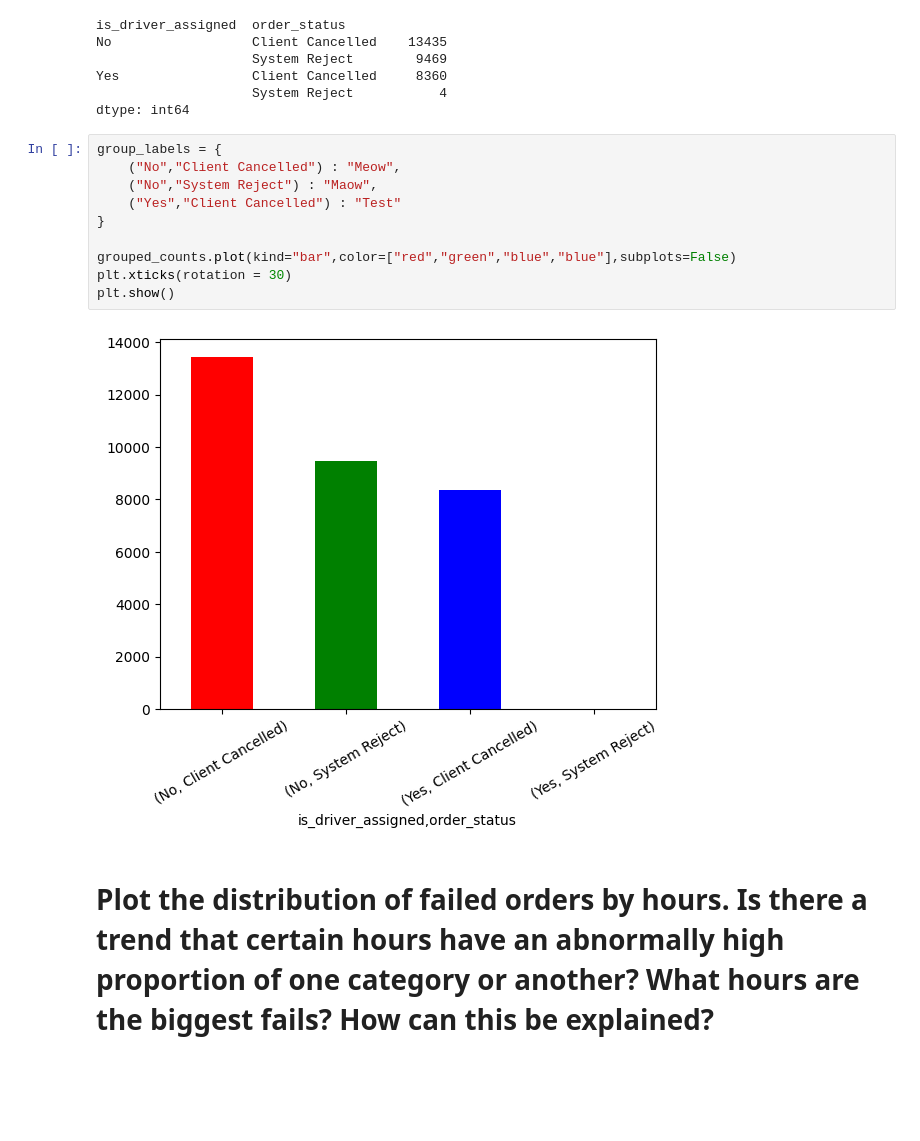
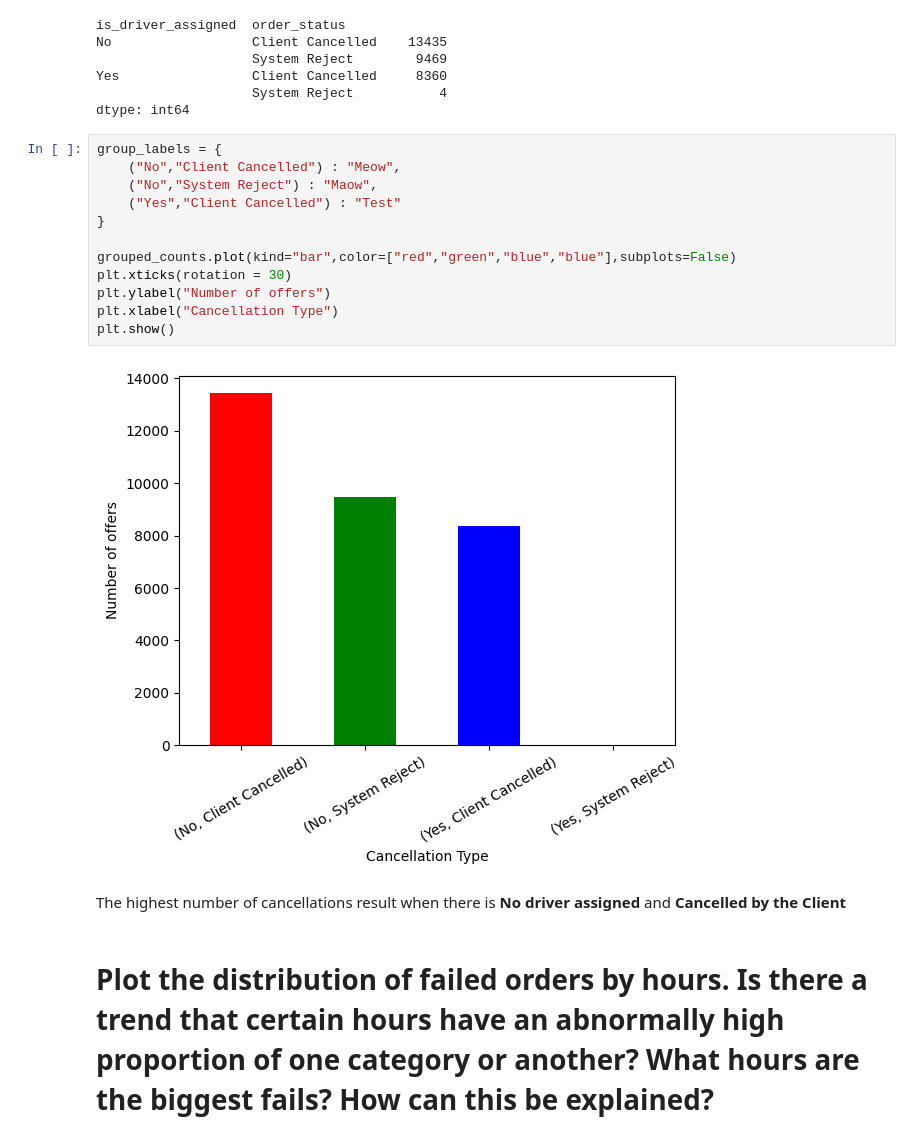
Before and after one commit to adam-grove/Practice, a Jupyter notebook: Failed Orders Project/assingment.ipynb, the cells around one changed output. Saved outputs shown, nothing was run; the diff lists cells and outputs as text; blank space fills up the shorter version.

```diff
--- a/Failed Orders Project/assingment.ipynb
+++ b/Failed Orders Project/assingment.ipynb
@@ -197,15 +198,19 @@ dtype: int64
 # %%
 group_labels = {
     ("No","Client Cancelled") : "Meow",
     ("No","System Reject") : "Maow",
     ("Yes","Client Cancelled") : "Test"
 }
 
 grouped_counts.plot(kind="bar",color=["red","green","blue","blue"],subplots=False)
 plt.xticks(rotation = 30)
+plt.ylabel("Number of offers")
+plt.xlabel("Cancellation Type")
 plt.show()
 # %% [output]
-[figure, old version]
+[figure, new version]
+# %% [markdown]
+The highest number of cancellations result when there is **No driver assigned** and **Cancelled by the Client**
 # %% [markdown]
 # Plot the distribution of failed orders by hours. Is there a trend that certain hours have an abnormally high proportion of one category or another? What hours are the biggest fails? How can this be explained?
 # %%
```
Also changed, not shown: parts of 26 cells of this notebook.
